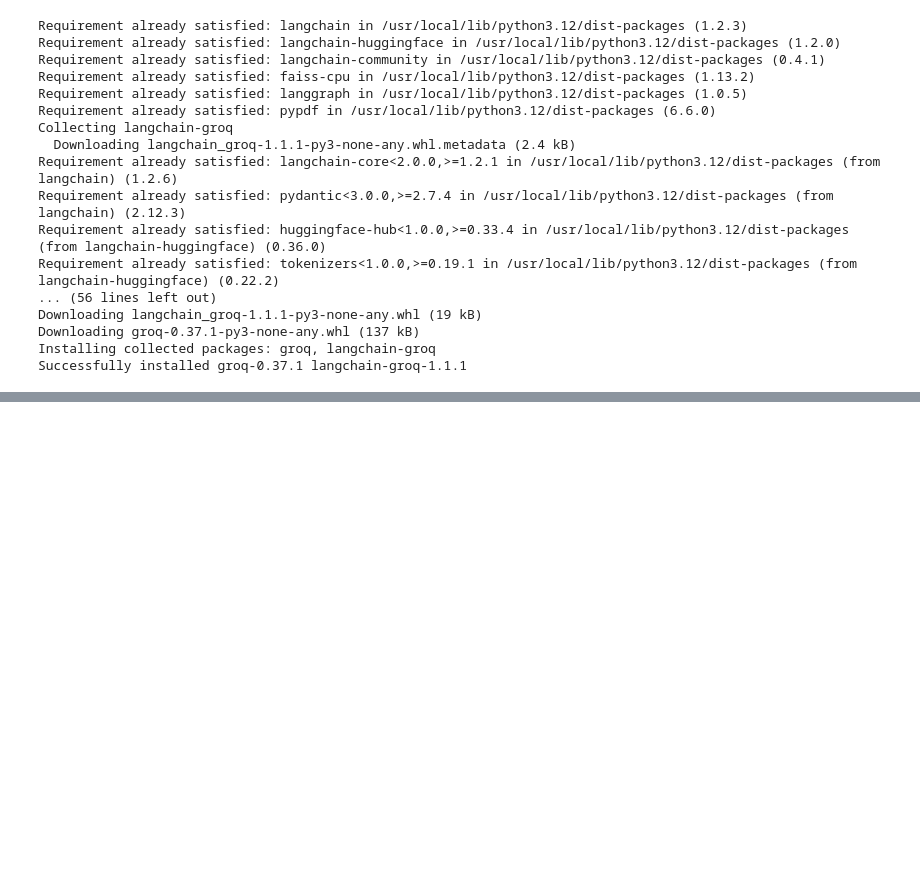
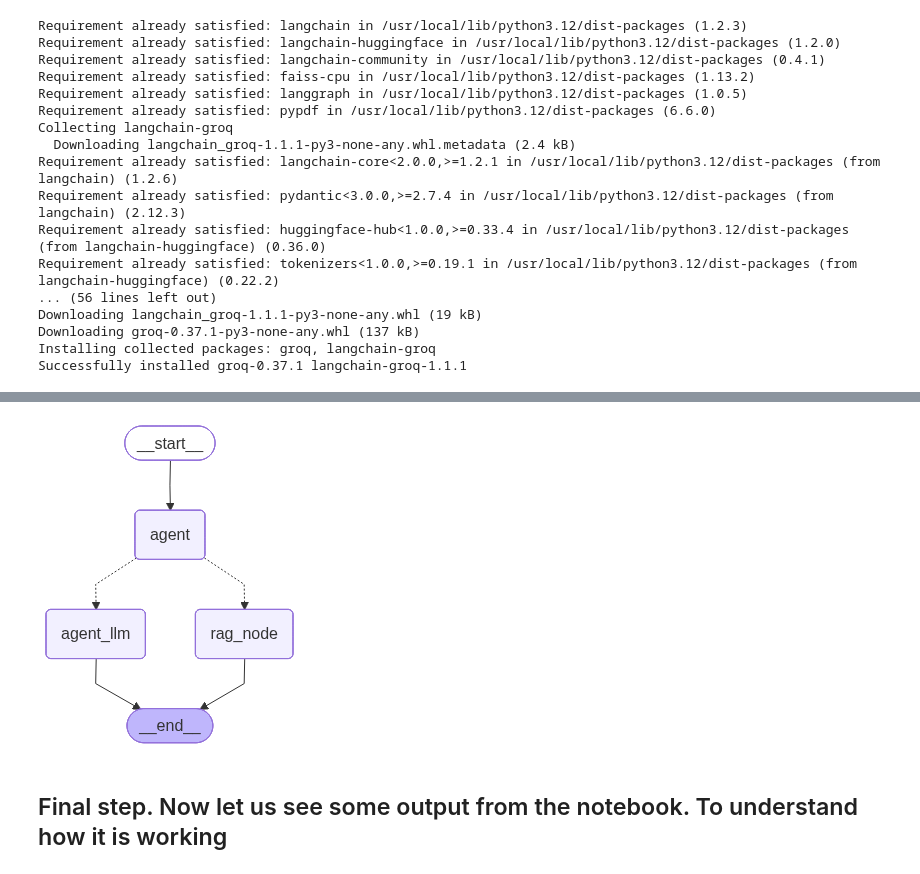
Before and after one commit to RautRitesh/langgraph, a Jupyter notebook: Langgraph_with_MessagesState.ipynb, the cells around one changed output, grey strips where cells are left out. Drawn from its saved outputs; the diff is of its cells as text; code cells hidden in the pictures; blank space fills up the shorter version.

```diff
--- a/Langgraph_with_MessagesState.ipynb
+++ b/Langgraph_with_MessagesState.ipynb
@@ -509,0 +553,46 @@ WARNING:torchao.kernel.intmm:Warning: Detected no triton, on systems without Tri
+# %%
+template="""Generate the best reponse within the given context:{context}. Do not go outside of the context for the questions:{question}"""
+prompt=PromptTemplate.from_template(template)
+# %%
+def rag_node(state:AgentState):
+  query=state["messages"][-1]
+  print(query)
+  rag_chain={"context":retriever, "question":RunnablePassthrough()}|prompt|llm|StrOutputParser()
+  rag_chain_output=rag_chain.invoke(query.content)
+  return {"messages":[rag_chain_output]}
+# %%
+def agent_llm(state:AgentState):
+  message=state["messages"]
+  print(message)
+  response_llm=llm.invoke(message)
+  return {"messages":[response_llm]}
+
+def router(state:AgentState)->Literal["rag_node","agent_llm"]:
+  last_message=state["internalparser"]
+  print(last_message.topic)
+  if 'Machine Learning' in last_message.topic:
+    print("gone to rag_node")
+    return "rag_node"
+  else:
+    print("gone to llm node")
+    return "agent_llm"
+# %%
+workflow6=StateGraph(AgentState)
+workflow6.add_node("agent",agent)
+workflow6.add_edge(START,"agent")
+workflow6.add_conditional_edges(
+    "agent",router,{"rag_node":"rag_node","agent_llm":"agent_llm"}
+)
+workflow6.add_node("agent_llm",agent_llm)
+workflow6.add_node("rag_node",rag_node)
+workflow6.add_edge("rag_node",END)
+workflow6.add_edge("agent_llm",END)
+
+app6=workflow6.compile()
+# %%
+from IPython.display import Image, display
+display(Image(app6.get_graph().draw_mermaid_png()))
+# %% [output]
+[figure, added]
+# %% [markdown]
+## Final step. Now let us see some output from the notebook. To understand how it is working
```
Also changed, not shown: parts of 15 cells of this notebook.
